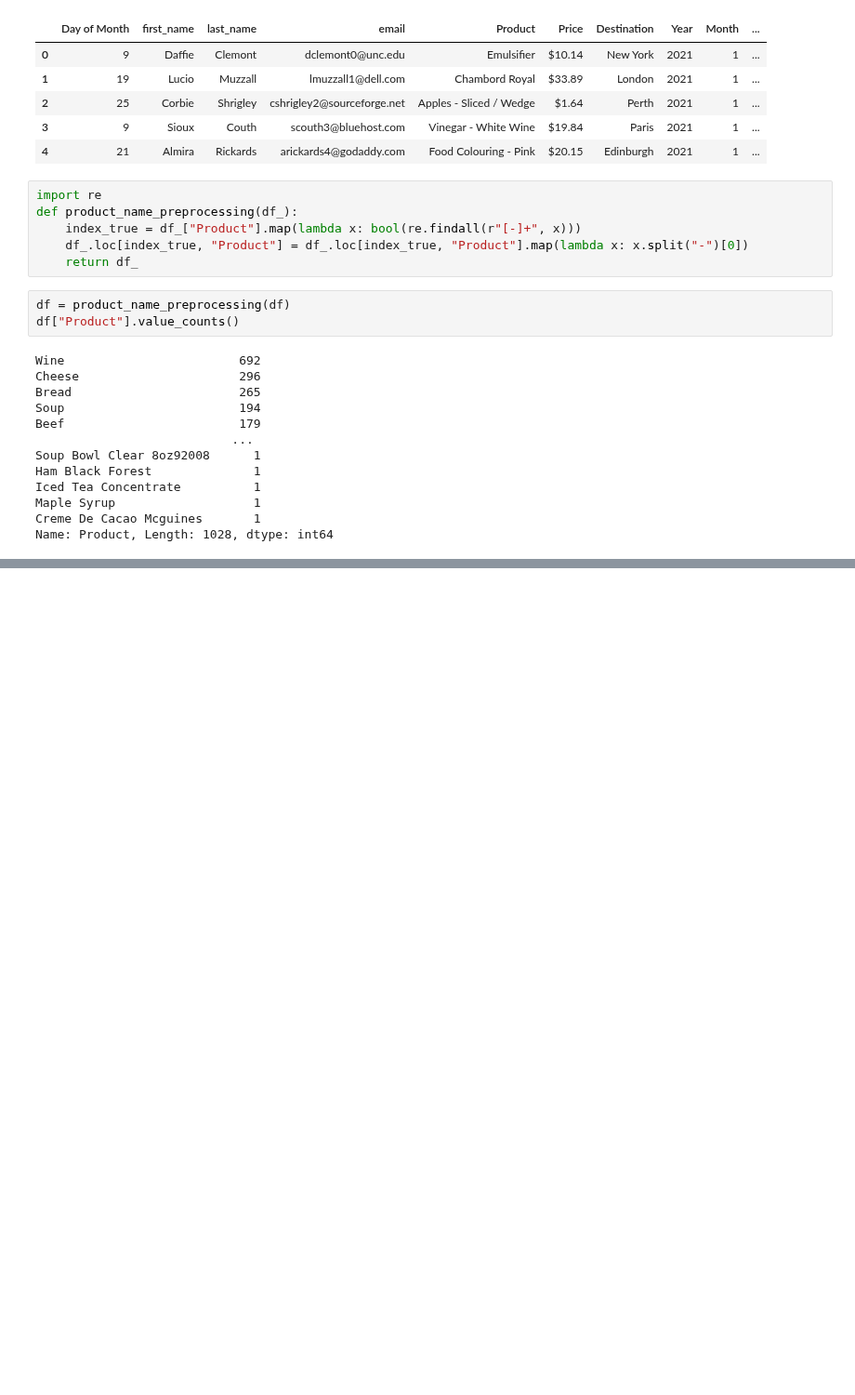
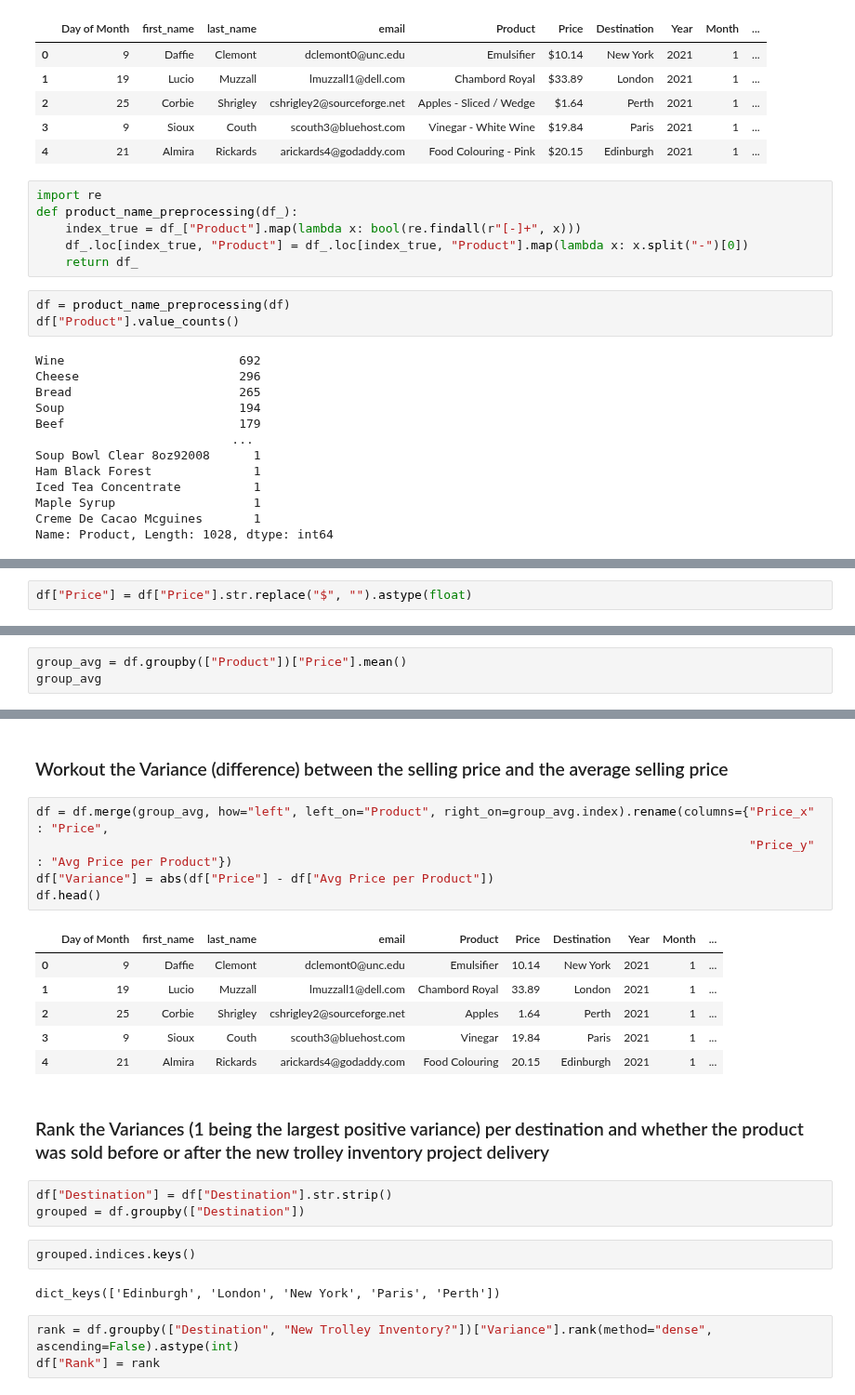
Before and after one commit to hyunjun33/Data_preprocessing, a Jupyter notebook: Preppin' Data 2021 Week 21 Challenge.ipynb, the cells around one changed output, grey strips where cells are left out. Shown at 93% size. Cells and saved outputs as stored; diff of their text form; blank space fills up the shorter version.

```diff
--- a/Preppin' Data 2021 Week 21 Challenge.ipynb
+++ b/Preppin' Data 2021 Week 21 Challenge.ipynb
@@ -122,0 +125,2 @@ Name: Product, Length: 1028, dtype: int64
+# %%
+df["Price"] = df["Price"].str.replace("$", "").astype(float)
@@ -122,0 +129,3 @@ Name: Product, Length: 1028, dtype: int64
+# %%
+group_avg = df.groupby(["Product"])["Price"].mean()
+group_avg
@@ -122,0 +146,26 @@ Name: Product, Length: 1028, dtype: int64
+# %% [markdown]
+### Workout the Variance (difference) between the selling price and the average selling price
+# %%
+df = df.merge(group_avg, how="left", left_on="Product", right_on=group_avg.index).rename(columns={"Price_x" : "Price",
+                                                                                                  "Price_y" : "Avg Price per Product"})
+df["Variance"] = abs(df["Price"] - df["Avg Price per Product"])
+df.head()
+# %% [output]
+|  | Day of Month | first_name | last_name | email | Product | Price | Destination | Year | Month | ... |
+| 0 | 9 | Daffie | Clemont | dclemont0@unc.edu | Emulsifier | 10.14 | New York | 2021 | 1 | ... |
+| 1 | 19 | Lucio | Muzzall | lmuzzall1@dell.com | Chambord Royal | 33.89 | London | 2021 | 1 | ... |
+| 2 | 25 | Corbie | Shrigley | cshrigley2@sourceforge.net | Apples | 1.64 | Perth | 2021 | 1 | ... |
+| 3 | 9 | Sioux | Couth | scouth3@bluehost.com | Vinegar | 19.84 | Paris | 2021 | 1 | ... |
+| 4 | 21 | Almira | Rickards | arickards4@godaddy.com | Food Colouring | 20.15 | Edinburgh | 2021 | 1 | ... |
+# %% [markdown]
+### Rank the Variances (1 being the largest positive variance) per destination and whether the product was sold before or after the new trolley inventory project delivery
+# %%
+df["Destination"] = df["Destination"].str.strip()
+grouped = df.groupby(["Destination"])
+# %%
+grouped.indices.keys()
+# %% [output]
+dict_keys(['Edinburgh', 'London', 'New York', 'Paris', 'Perth'])
+# %%
+rank = df.groupby(["Destination", "New Trolley Inventory?"])["Variance"].rank(method="dense", ascending=False).astype(int)
+df["Rank"] = rank
```
Also changed, not shown: parts of 9 cells of this notebook.
